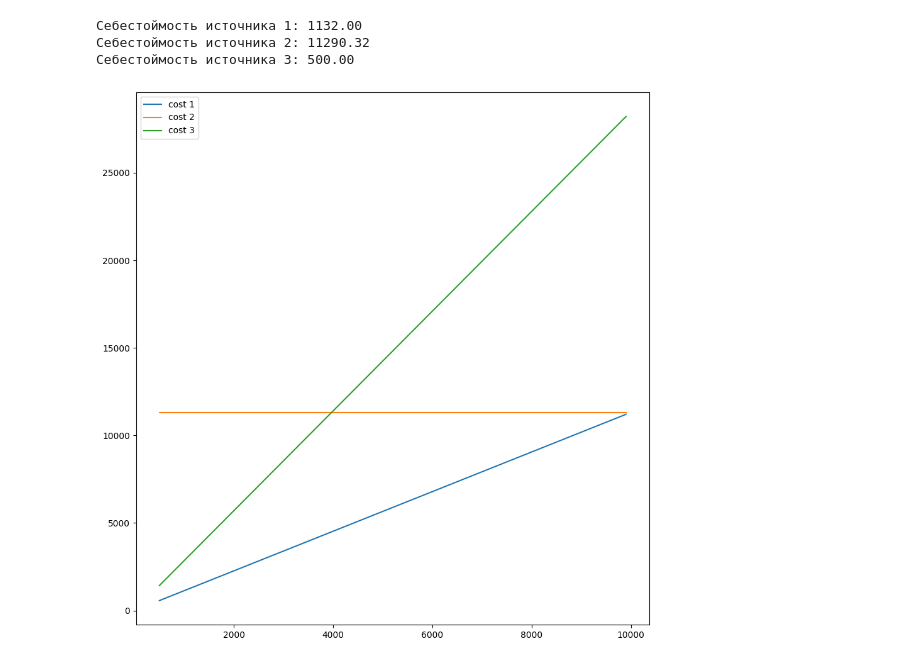
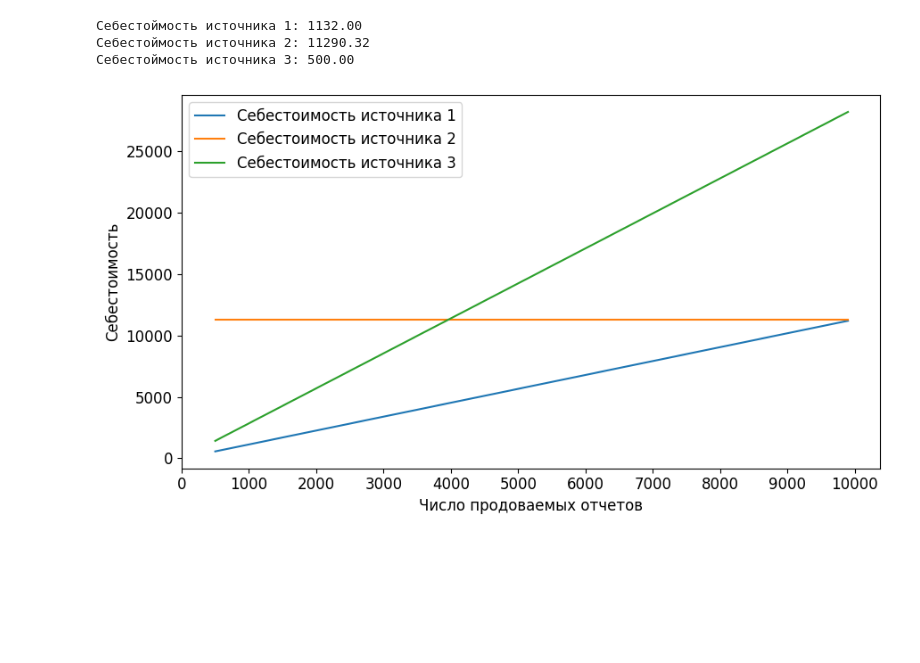
Before and after one commit to IAmSerepok/DataFromVariousSources, a Jupyter notebook: cost_price.ipynb, the cells around one changed output. Drawn from its saved outputs; the diff is of its cells as text; code cells hidden in the pictures; blank space fills up the shorter version.

```diff
--- a/cost_price.ipynb
+++ b/cost_price.ipynb
@@ -12,6 +12,8 @@ df.head(3)
 | 0 | 2024-07-01 | 27.5 | 38.8 | 5.4 | 49.6 | 1.321 | 1.523 | ... |
 | 1 | 2024-07-02 | 26.8 | 38.9 | 5.7 | 49.5 | 1.333 | 1.511 | ... |
 | 2 | 2024-07-03 | 26.0 | 38.0 | 6.0 | 48.6 | 1.303 | 1.508 | ... |
+# %%
+df['date'] = pd.to_datetime(df['date'])
 # %%
 N = 1_000
 # %%
@@ -108,13 +110,21 @@ for N in N_vals:
 
 costs = np.array(costs)
 # %%
-plt.figure(figsize=(9, 9))
+plt.figure(figsize=(9, 5))
 
 for i in range(3):
-    plt.plot(N_vals, costs[:, i], label=f'cost {i + 1}')
+    plt.plot(N_vals, costs[:, i], label=f'Себестоимость источника {i + 1}')
 
-plt.legend()
+plt.legend(fontsize=12)
+
+plt.yticks(fontsize=12)
+plt.xticks(range(0, 10_000 + 1, 1_000), fontsize=12)
+
+plt.xlabel('Число продоваемых отчетов', fontsize=12)
+plt.ylabel('Себестоимость', fontsize=12)
+
 plt.tight_layout()
+# plt.savefig('img.jpg')
 plt.show()
 # %% [output]
-[figure, old version]
+[figure, new version]
```
Also changed, not shown: parts of 2 cells of this notebook, 4 other files.
